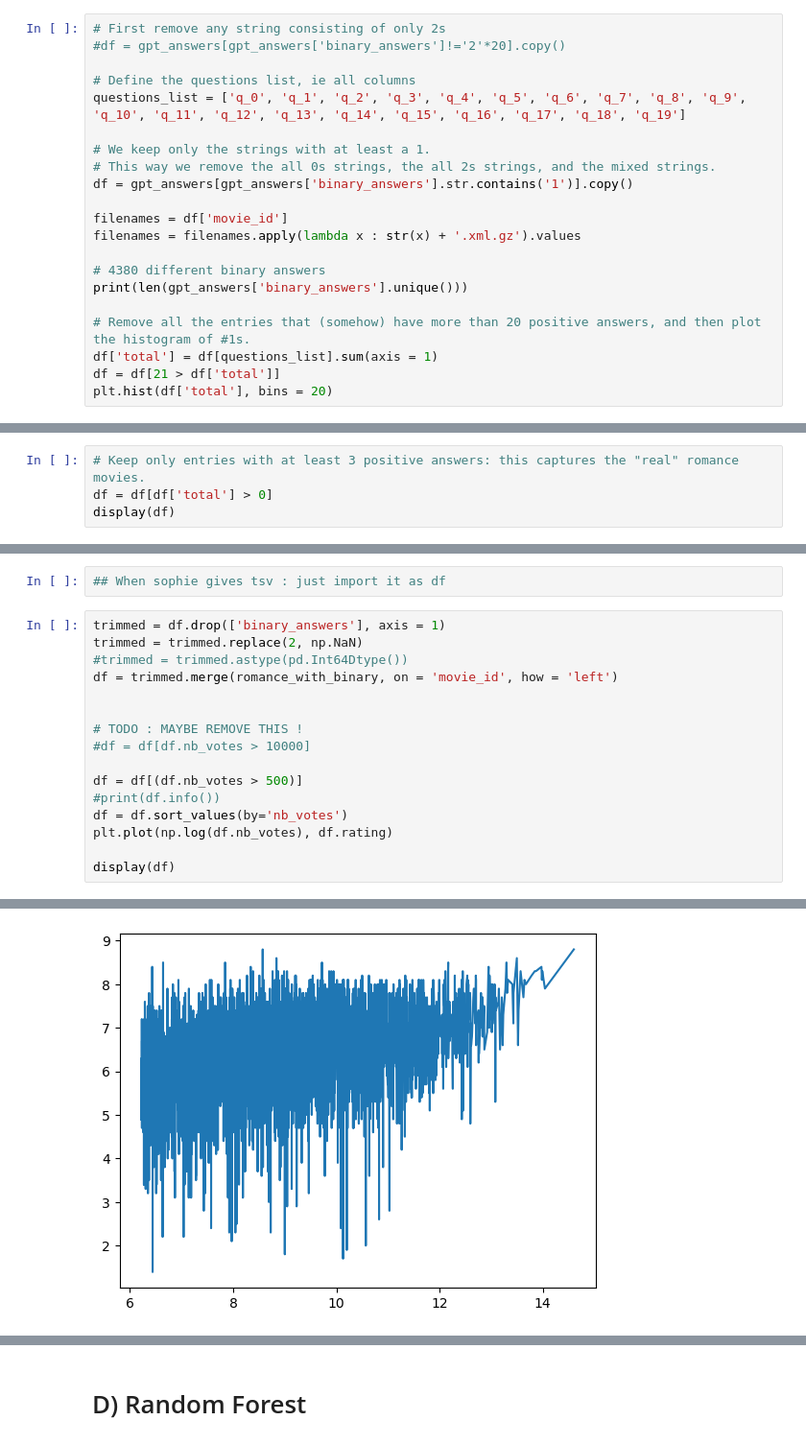
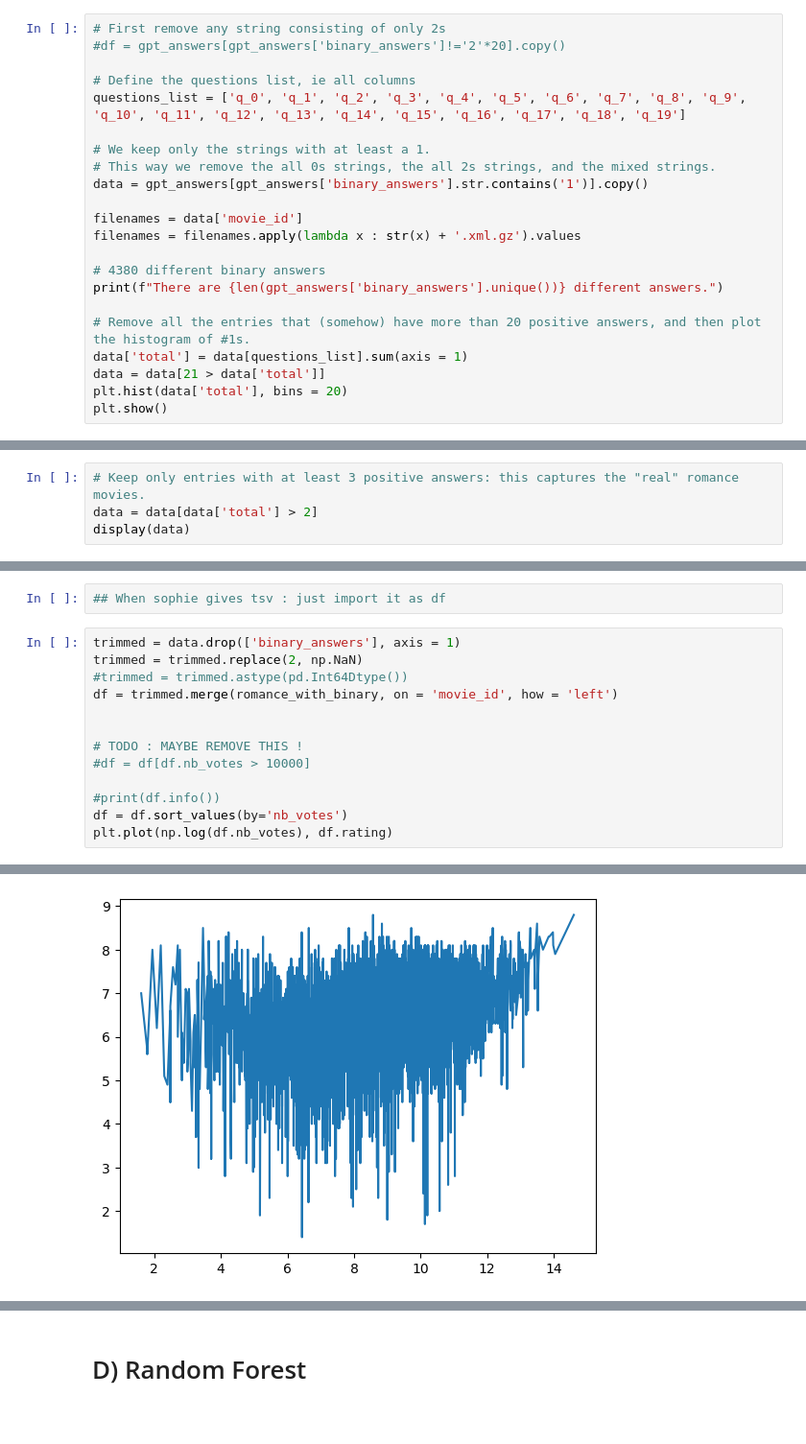
Before and after one commit to epfl-ada/ada-2023-project-theredpandada5, a Jupyter notebook: data_story.ipynb, the cells around one changed output, grey strips where cells are left out. Shown at 96% size. Saved outputs shown, nothing was run; the diff lists cells and outputs as text.

```diff
--- a/data_story.ipynb
+++ b/data_story.ipynb
@@ -123,16 +123,17 @@ questions_list = ['q_0', 'q_1', 'q_2', 'q_3', 'q_4', 'q_5', 'q_6', 'q_7', 'q_8',
 
 # We keep only the strings with at least a 1.
 # This way we remove the all 0s strings, the all 2s strings, and the mixed strings.
-df = gpt_answers[gpt_answers['binary_answers'].str.contains('1')].copy()
+data = gpt_answers[gpt_answers['binary_answers'].str.contains('1')].copy()
 
-filenames = df['movie_id']
+filenames = data['movie_id']
 filenames = filenames.apply(lambda x : str(x) + '.xml.gz').values
 
 # 4380 different binary answers
-print(len(gpt_answers['binary_answers'].unique()))
+print(f"There are {len(gpt_answers['binary_answers'].unique())} different answers.")
 
 # Remove all the entries that (somehow) have more than 20 positive answers, and then plot the histogram of #1s.
-df['total'] = df[questions_list].sum(axis = 1)
-df = df[21 > df['total']]
-plt.hist(df['total'], bins = 20)
+data['total'] = data[questions_list].sum(axis = 1)
+data = data[21 > data['total']]
+plt.hist(data['total'], bins = 20)
+plt.show()
 # %% [output]
@@ -161,8 +143,8 @@ for path in root.iterdir():
 We should expect, after keeping only movies with 3 positive answers or more, to have around 4500 movies.
 # %%
 # Keep only entries with at least 3 positive answers: this captures the "real" romance movies.
-df = df[df['total'] > 0]
-display(df)
+data = data[data['total'] > 2]
+display(data)
 # %% [output]
 |  | movie_id | binary_answers | q_0 | q_1 | q_2 | q_3 | q_4 | q_5 | q_6 | q_7 | ... |
 | 0 | 6631279 | 01001000000001111000 | 0 | 1 | 0 | 0 | 1 | 0 | 0 | 0 | ... |
@@ -213,7 +197,7 @@ def plot_answer_by_year(df):
 # %%
 ## When sophie gives tsv : just import it as df
 # %%
-trimmed = df.drop(['binary_answers'], axis = 1)
+trimmed = data.drop(['binary_answers'], axis = 1)
 trimmed = trimmed.replace(2, np.NaN)
 #trimmed = trimmed.astype(pd.Int64Dtype())
 df = trimmed.merge(romance_with_binary, on = 'movie_id', how = 'left')
@@ -222,10 +206,7 @@ df = trimmed.merge(romance_with_binary, on = 'movie_id', how = 'left')
 # TODO : MAYBE REMOVE THIS !
 #df = df[df.nb_votes > 10000]
 
-df = df[(df.nb_votes > 500)]
 #print(df.info())
 df = df.sort_values(by='nb_votes')
 plt.plot(np.log(df.nb_votes), df.rating)
-
-display(df)
 # %% [output]
@@ -245,4 +214,4 @@ display(df)
-[figure, old version]
+[figure, new version]
 # %%
 df_mva = df.dropna(subset = ['rating', 'nb_votes'])
 df_mva['mva'] = df_mva['rating'].rolling(100).mean()
```
Also changed, not shown: parts of 33 cells of this notebook, 13 other files.
